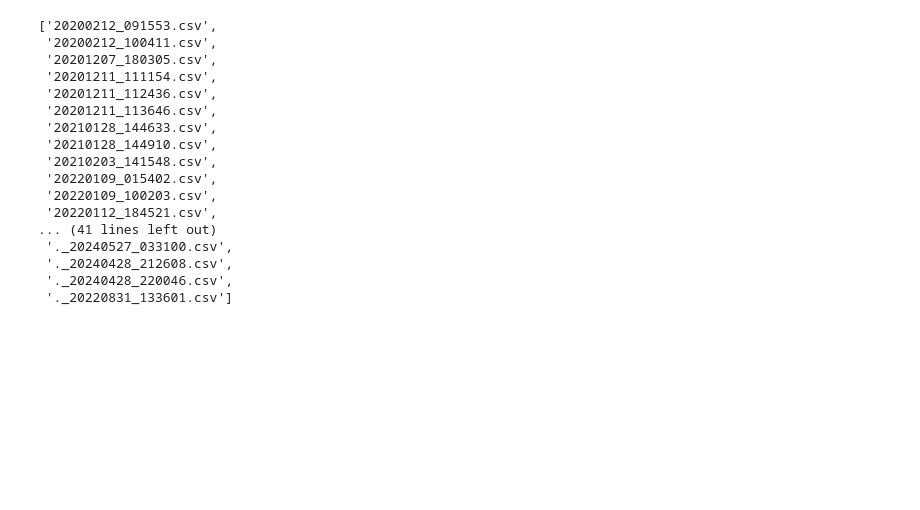
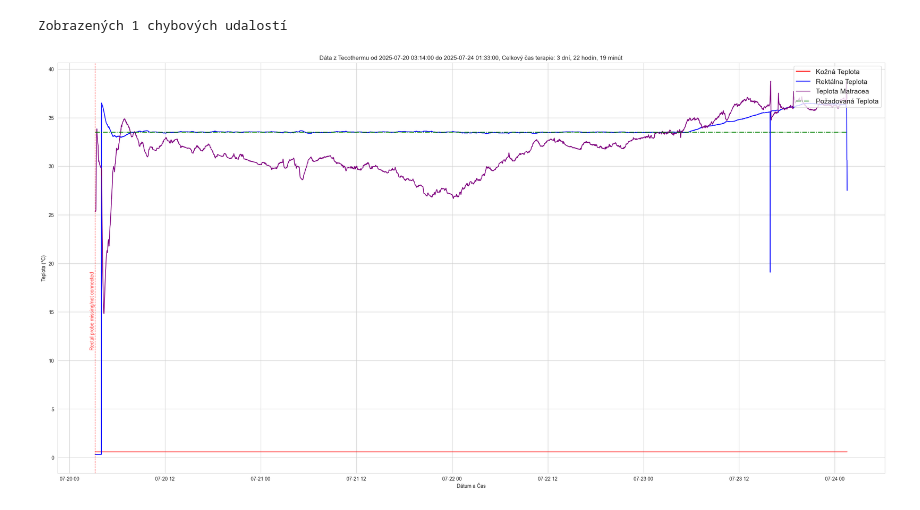
Before and after one commit to igikiss/Portfolio, a Jupyter notebook: OAM/Tecotherm-1.ipynb, the cells around one changed output. Saved outputs shown, nothing was run; the diff lists cells and outputs as text; code cells hidden in the pictures; blank space fills up the shorter version.

```diff
--- a/OAM/Tecotherm-1.ipynb
+++ b/OAM/Tecotherm-1.ipynb
@@ -176,22 +228,49 @@ plt.show()
-# %%
-path_to_files = '/Volumes/NO NAME/log/'
-csv_files = [f for f in os.listdir(path_to_files) if f.endswith('.csv')]
-csv_files
-# %% [output]
-['20200212_091553.csv',
- '20200212_100411.csv',
- '20201207_180305.csv',
- '20201211_111154.csv',
- '20201211_112436.csv',
- '20201211_113646.csv',
- '20210128_144633.csv',
- '20210128_144910.csv',
- '20210203_141548.csv',
- '20220109_015402.csv',
- '20220109_100203.csv',
- '20220112_184521.csv',
-... (41 lines left out)
- '._20240527_033100.csv',
- '._20240428_212608.csv',
- '._20240428_220046.csv',
- '._20220831_133601.csv']
+# %%
+# Convert temperature values (they appear to be in 1/100 °C)
+data['skin_temp'] = data['skin'] / 100
+data['rectal_temp'] = data['rectal'] / 100
+data['mat_temp'] = data['mat'] / 100
+data['desired_temp'] = data['desired rectal temperature'] / 100
+
+sns.set_style('whitegrid')
+plt.figure(figsize=(30, 15))
+sns.lineplot(x='datetime (local)', y='skin_temp', data=data, color='red', label='Kožná Teplota')
+sns.lineplot(x='datetime (local)', y='rectal_temp', data=data, color='blue', label='Rektálna Teplota')
+sns.lineplot(x='datetime (local)', y='mat_temp', data=data, color='purple', label='Teplota Matracea')
+sns.lineplot(x='datetime (local)', y='desired_temp', data=data, color='green', label='Požadovaná Teplota', linestyle='-.')
+
+# Get unique error timestamps (only show first occurrence of each error period)
+error_data = data[data['error'] != 0].copy()
+if len(error_data) > 0:
+    # Group consecutive errors and only mark the start of each error period
+    error_data['time_diff'] = error_data['datetime (local)'].diff()
+    error_starts_idx = error_data[error_data['time_diff'] > pd.Timedelta(minutes=5)].index.tolist()
+    # Add the first error index
+    error_starts_idx = [error_data.index[0]] + error_starts_idx
+
+    y_min, y_max = plt.ylim()
+
+    # Draw vertical lines with vertical text for error starts
+    for i, idx in enumerate(error_starts_idx):
+        error_time = data.loc[idx, 'datetime (local)']
+        error_code = data.loc[idx, 'error']
+        decoded = decode_error(error_code)
+        error_text = decoded[0] if decoded else f"Error {error_code}"
+
+        plt.axvline(x=error_time, color='red', linestyle='--', alpha=0.7, linewidth=1)
+        # Add vertical text label with rotation=90
+        y_pos = y_min + (y_max - y_min) * (0.3 + (i % 3) * 0.2)  # Stagger vertically
+        plt.text(error_time, y_pos, error_text, color='red', fontsize=10,
+                 rotation=90, ha='right', va='bottom', alpha=0.8)
+
+    print(f"Zobrazených {len(error_starts_idx)} chybových udalostí")
+
+plt.ylabel('Teplota (°C)')
+plt.xlabel('Dátum a Čas')
+plt.title(f'Dáta z Tecothermu od {start_date} do {end_date}, Celkový čas terapie: {total_therapy_time}')
+plt.legend(loc='upper right', fontsize=14)
+
+plt.show()
+# %% [output]
+Zobrazených 1 chybových udalostí
+[figure, added]
```
Also changed, not shown: parts of 13 cells of this notebook, 5 other files.
